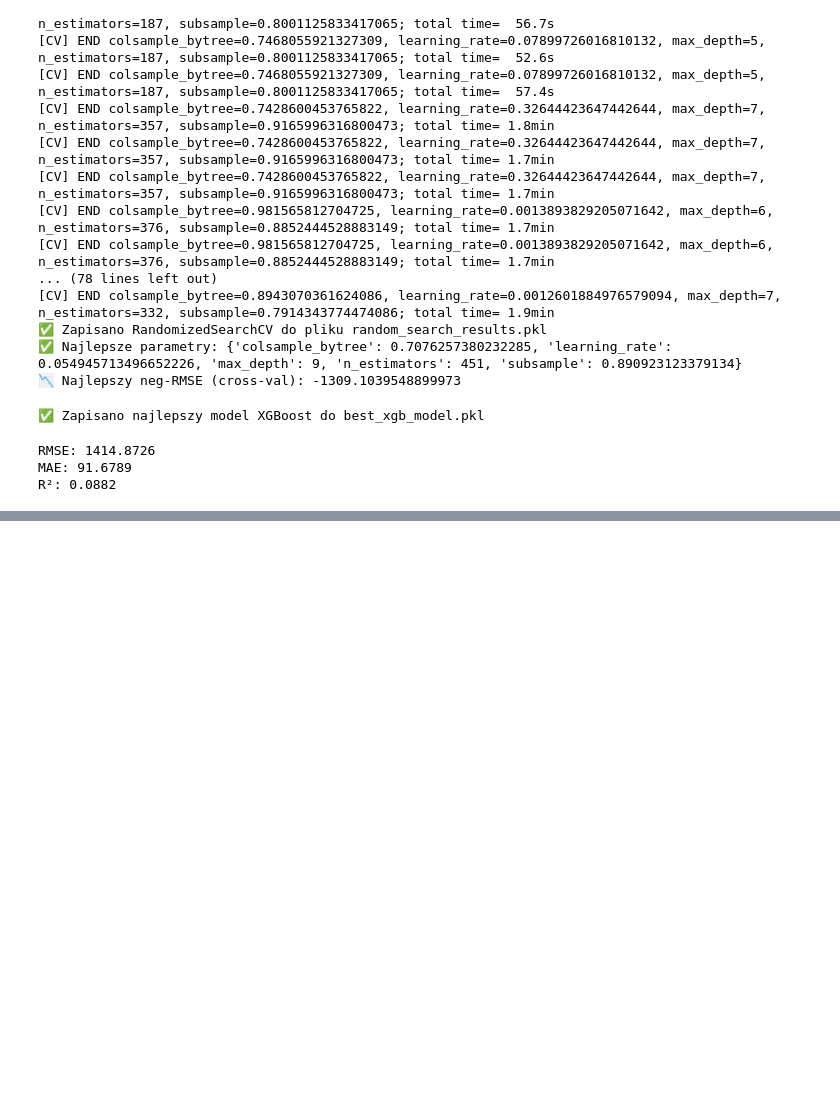
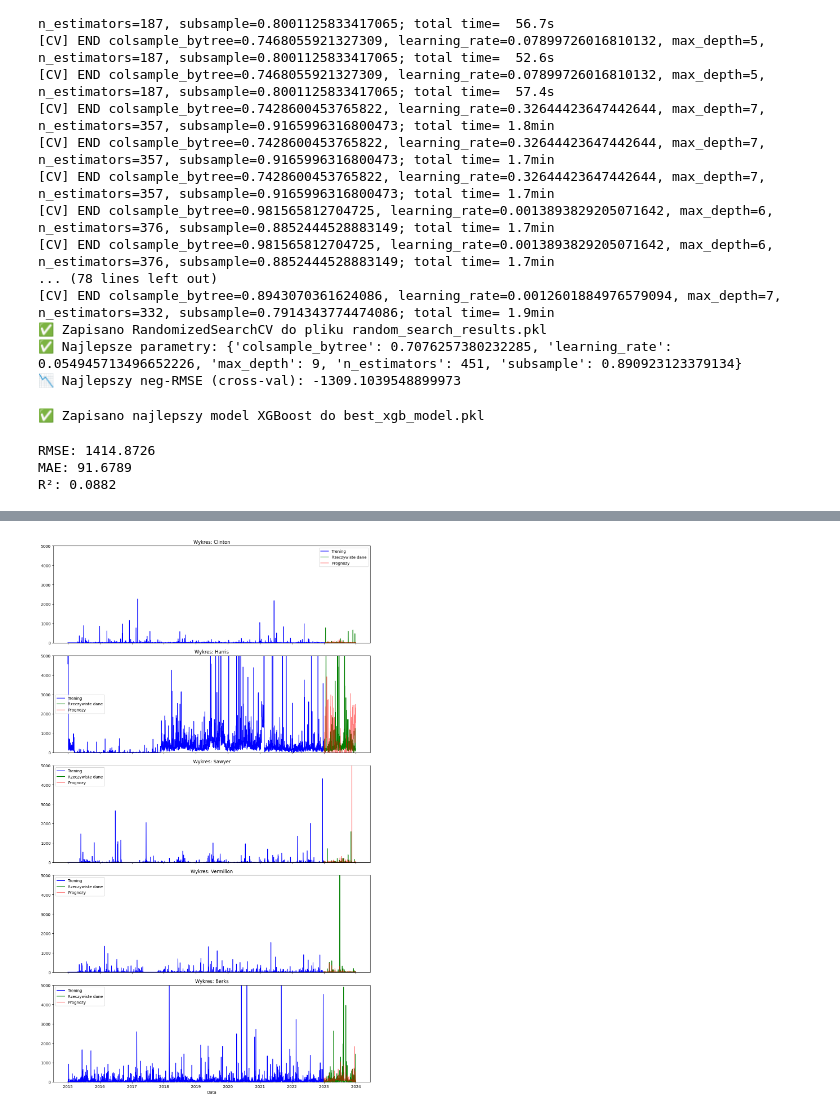
Before and after one commit to kwiatkowskaa/PowerOutage_Prediction, a Jupyter notebook: notebooks/03_model_development.ipynb, the cells around one changed output, grey strips where cells are left out. Cells and saved outputs as stored; diff of their text form; code cells hidden in the pictures; blank space fills up the shorter version.

```diff
--- a/notebooks/03_model_development.ipynb
+++ b/notebooks/03_model_development.ipynb
@@ -190,0 +341,4 @@ R²: 0.0882
+# %%
+q = 1
+p = 1
+dd = 0  ## dane stacjonarne
@@ -190,0 +408,27 @@ R²: 0.0882
+# %%
+def plot_forecasts(data_dict, col='CustomersOut', maxlim=5000):
+
+    fig, axes = plt.subplots(nrows=5, ncols=1, figsize=(12, 20), sharex=True)
+    fig.subplots_adjust(hspace=0.4)
+
+    for ax, (key, d) in zip(axes, data_dict.items()):
+        train = d[1]
+        test = d[2]
+        forecast = d[4]
+        test = test[~test.index.duplicated()]
+        train = train[~train.index.duplicated()]
+
+        ax.plot(train.index, train[col], label='Trening', color='blue')
+        ax.plot(test.index, test[col], label='Rzeczywiste dane', color='green')
+        ax.plot(test.index, forecast, label='Prognozy', color='red', alpha=0.5)
+        ax.set_title(f'Wykres: {key}')
+        ax.set_ylim(0, maxlim)
+        ax.legend()
+
+    plt.xlabel("Data")
+    plt.tight_layout()
+    plt.show()
+# %%
+plot_forecasts(dict_customers_out)
+# %% [output]
+[figure, added]
```
Also changed, not shown: parts of 40 cells of this notebook.
